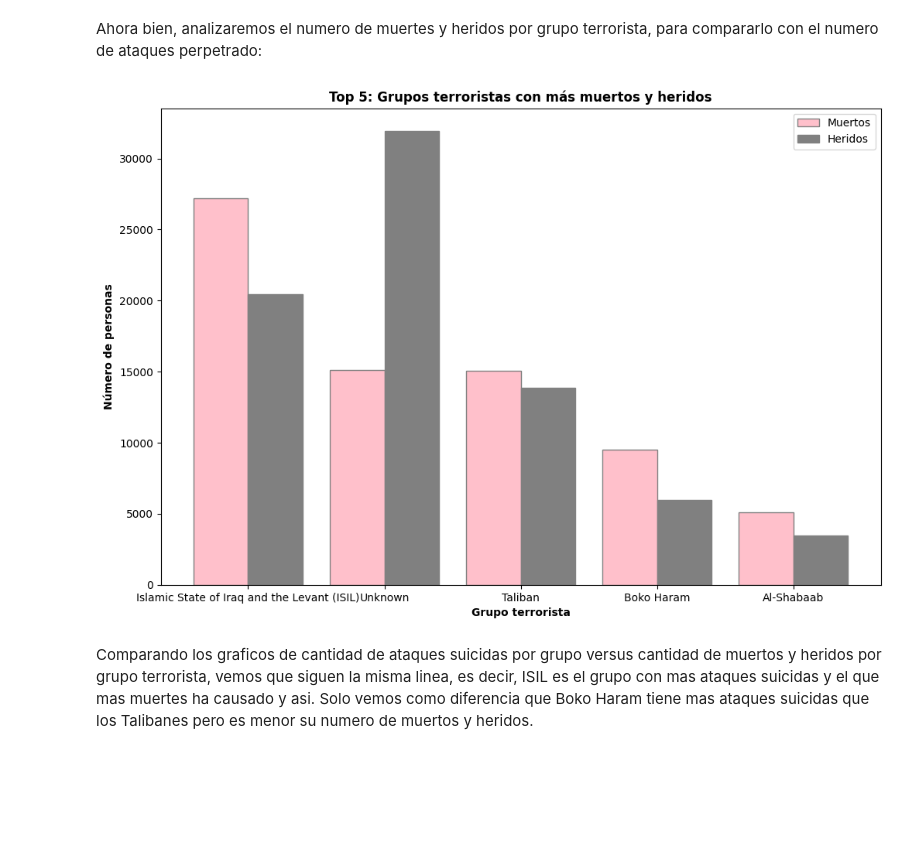
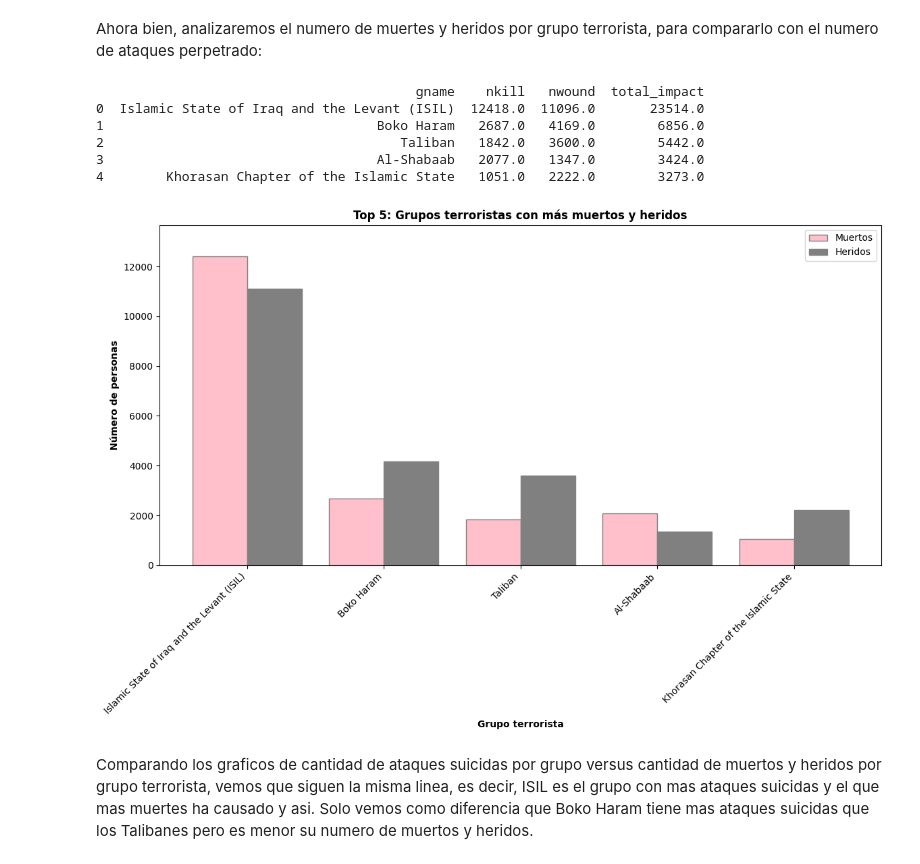
Before and after one commit to 4GeeksAcademy/Trabajo.Final, a Jupyter notebook: src/EDA.ipynb, the cells around one changed output. Saved outputs shown, nothing was run; the diff lists cells and outputs as text; code cells hidden in the pictures; blank space fills up the shorter version.

```diff
--- a/src/EDA.ipynb
+++ b/src/EDA.ipynb
@@ -625,41 +625,61 @@ Vamos a analizar las variables binarias. Comenzamos por el éxito o no del ataqu
 # %% [markdown]
 Ahora bien, analizaremos el numero de muertes y heridos por grupo terrorista, para compararlo con el numero de ataques perpetrado:
 # %%
-# Aqui vamos a seleccionar solo las columnas relevantes para este grafico y analisis
-selected_columns = data_2015[['gname', 'nkill', 'nwound']]
+# Filtrar para ataques suicidas solamente (suicide == 1)
+data_suicide_attacks = data_2015[data_2015['suicide'] == 1]
 
-# HAcemos una col mpacto total (muertos + heridos) sin modificar el df original
-impact_df = selected_columns.groupby('gname').sum()
-impact_df['total_impact'] = impact_df['nkill'] + impact_df['nwound']
+# Verificar si hay datos después del filtrado
+if data_suicide_attacks.empty:
+    print("No hay datos para ataques suicidas en el DataFrame proporcionado.")
+else:
+    # Seleccionar solo las columnas relevantes para este gráfico y análisis
+    columns_for_impact = data_suicide_attacks[['gname', 'nkill', 'nwound']]
 
-# Ordenamos y seleccionamis a los 5 grupos + letales
-top_5_groups = impact_df.sort_values(by='total_impact', ascending=False).head(5).reset_index()
+    # Hacer un cómputo total (muertos + heridos) sin modificar el DataFrame original
+    impact_summary = columns_for_impact.groupby('gname').sum()
+    impact_summary['total_impact'] = impact_summary['nkill'] + impact_summary['nwound']
 
-# Graf los datos
-plt.figure(figsize=(12, 8))
-bar_width = 0.4
+    # Ordenar y seleccionar los 5 grupos más letales
+    top_5_suicide_groups = impact_summary.sort_values(by='total_impact', ascending=False).head(5).reset_index()
 
-# Barras
-r1 = range(len(top_5_groups))
-r2 = [x + bar_width for x in r1]
+    # Verificar los datos de top_5_suicide_groups
+    print(top_5_suicide_groups)
 
-# Creamps las barras
-plt.bar(r1, top_5_groups['nkill'], color='pink', width=bar_width, edgecolor='grey', label='Muertos')
-plt.bar(r2, top_5_groups['nwound'], color='grey', width=bar_width, edgecolor='grey', label='Heridos')
+    # Graficar los datos
+    plt.figure(figsize=(12, 8))
+    bar_width = 0.4
 
-# Add lables
-plt.xlabel('Grupo terrorista', fontweight='bold')
-plt.xticks([r + bar_width/2 for r in range(len(top_5_groups))], top_5_groups['gname'])
-plt.ylabel('Número de personas', fontweight='bold')
-plt.title('Top 5: Grupos terroristas con más muertos y heridos', fontweight='bold')
+    # Posiciones para las barras
+    positions_nkill = range(len(top_5_suicide_groups))
+    positions_nwound = [x + bar_width for x in positions_nkill]
 
-# Add leyenda
-plt.legend()
+    # Crear las barras
+    plt.bar(positions_nkill, top_5_suicide_groups['nkill'], color='pink', width=bar_width, edgecolor='grey', label='Muertos')
+    plt.bar(positions_nwound, top_5_suicide_groups['nwound'], color='grey', width=bar_width, edgecolor='grey', label='Heridos')
 
-# Show
-plt.show()
+    # Añadir etiquetas
+    plt.xlabel('Grupo terrorista', fontweight='bold')
+    plt.xticks([r + bar_width/2 for r in range(len(top_5_suicide_groups))], top_5_suicide_groups['gname'], rotation=45, ha='right')
+    plt.ylabel('Número de personas', fontweight='bold')
+    plt.title('Top 5: Grupos terroristas con más muertos y heridos', fontweight='bold')
+
+    # Ajustar límites del eje y para evitar valores negativos inesperados
+    plt.ylim(0, top_5_suicide_groups[['nkill', 'nwound']].max().max() * 1.1)  # Ajusta el límite superior un 10% por encima del valor máximo
+
+    # Añadir leyenda
+    plt.legend()
+
+    # Ajustar diseño y mostrar gráfico
+    plt.tight_layout()
+    plt.show()
 # %% [output]
+                                         gname    nkill   nwound  total_impact
+0  Islamic State of Iraq and the Levant (ISIL)  12418.0  11096.0       23514.0
+1                                   Boko Haram   2687.0   4169.0        6856.0
+2                                      Taliban   1842.0   3600.0        5442.0
+3                                   Al-Shabaab   2077.0   1347.0        3424.0
+4        Khorasan Chapter of the Islamic State   1051.0   2222.0        3273.0
-[figure, old version]
+[figure, new version]
 # %% [markdown]
 Comparando los graficos de cantidad de ataques suicidas por grupo versus cantidad de muertos y heridos por grupo terrorista, vemos que siguen la misma linea, es decir, ISIL es el grupo con mas ataques suicidas y el que mas muertes ha causado y asi. Solo vemos como diferencia que Boko Haram tiene mas ataques suicidas que los Talibanes pero es menor su numero de muertos y heridos.
 # %%
```
Also changed, not shown: parts of 9 cells of this notebook, 12 other files.
